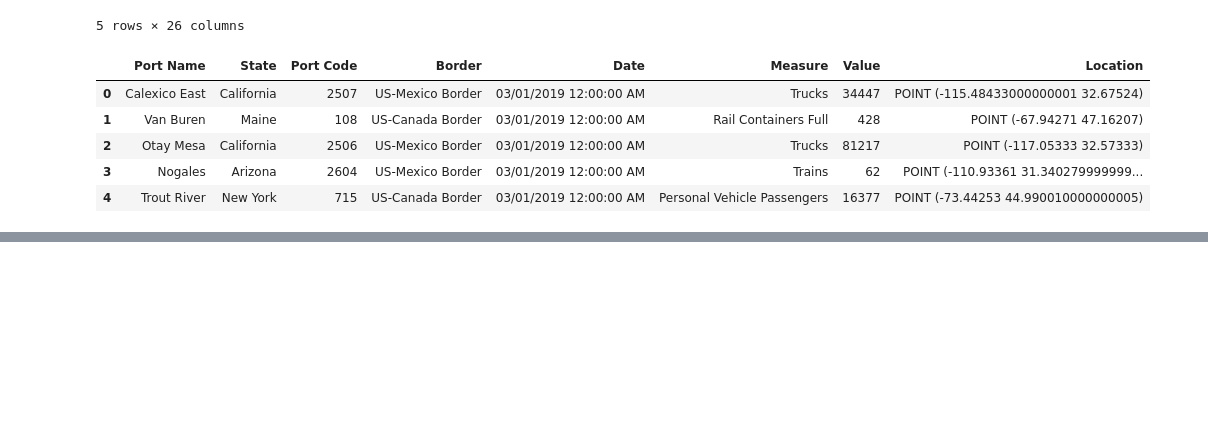
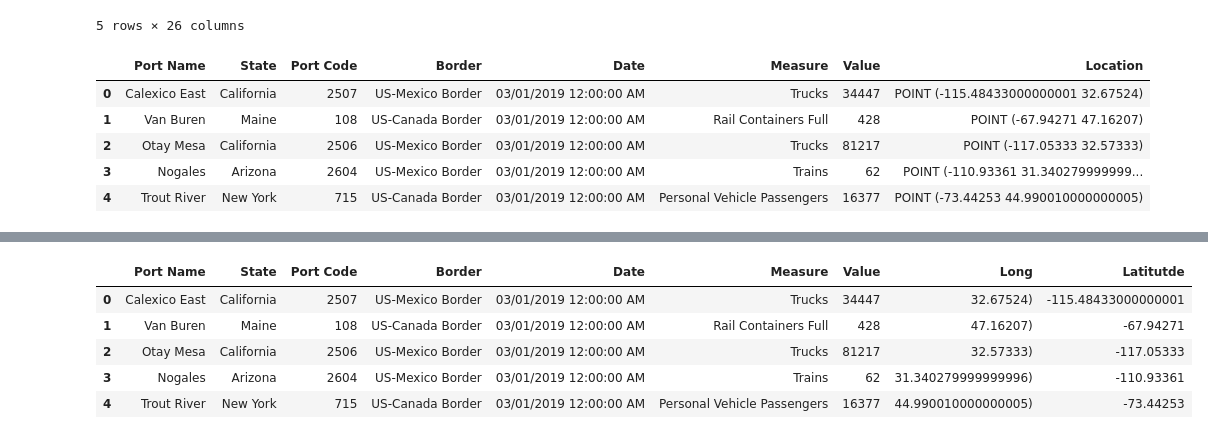
Before and after one commit to RHaile/final_project, a Jupyter notebook: data cleaning.ipynb, the cells around one changed output, grey strips where cells are left out. Cells and saved outputs as stored; diff of their text form; code cells hidden in the pictures; blank space fills up the shorter version.

```diff
--- a/data cleaning.ipynb
+++ b/data cleaning.ipynb
@@ -38,0 +60,5 @@ cleanedgdp = gdp
+# %%
+fixlat = nolocationandpoint.Lat.str.split("(",expand=True)
+fixlat
+fixlat = fixlat.rename(columns={1:"Latitutde"})
+fixlat
@@ -38,0 +93,11 @@ cleanedgdp = gdp
+# %%
+fixedlatnotlong = pd.concat([nolocationandpoint,fixlat], axis=1)
+fixedlatnotlong = fixedlatnotlong.drop(columns = ['Lat',0])
+fixedlatnotlong.head()
+# %% [output]
+|  | Port Name | State | Port Code | Border | Date | Measure | Value | Long | Latitutde |
+| 0 | Calexico East | California | 2507 | US-Mexico Border | 03/01/2019 12:00:00 AM | Trucks | 34447 | 32.67524) | -115.48433000000001 |
+| 1 | Van Buren | Maine | 108 | US-Canada Border | 03/01/2019 12:00:00 AM | Rail Containers Full | 428 | 47.16207) | -67.94271 |
+| 2 | Otay Mesa | California | 2506 | US-Mexico Border | 03/01/2019 12:00:00 AM | Trucks | 81217 | 32.57333) | -117.05333 |
+| 3 | Nogales | Arizona | 2604 | US-Mexico Border | 03/01/2019 12:00:00 AM | Trains | 62 | 31.340279999999996) | -110.93361 |
+| 4 | Trout River | New York | 715 | US-Canada Border | 03/01/2019 12:00:00 AM | Personal Vehicle Passengers | 16377 | 44.990010000000005) | -73.44253 |
```
Also changed, not shown: parts of 8 cells of this notebook, 1 other file.
